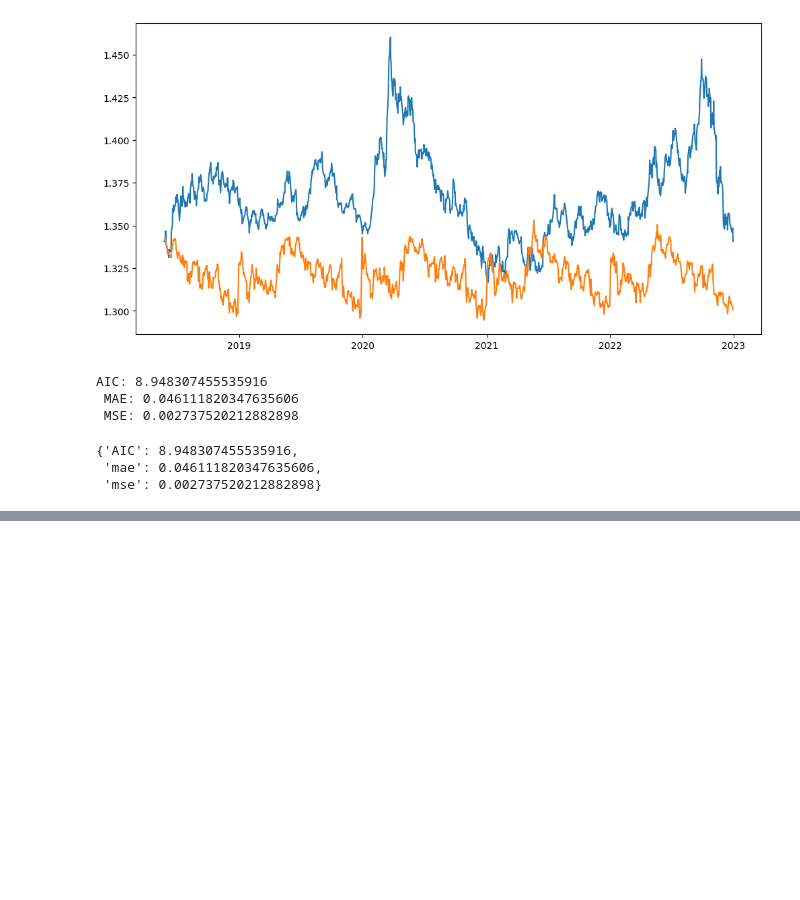
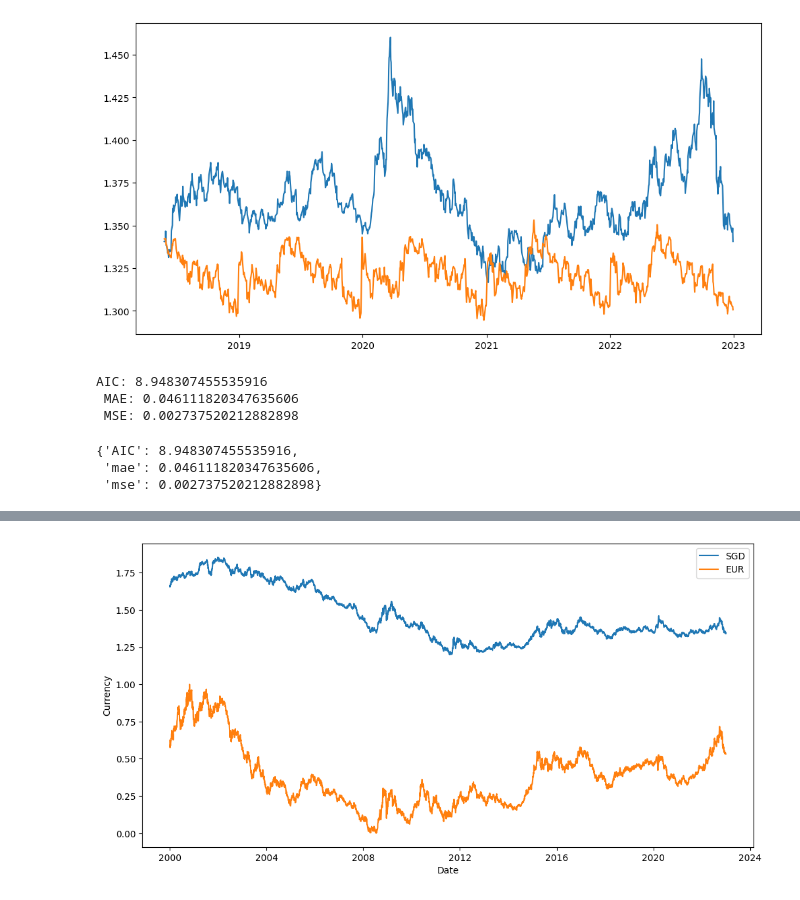
Before and after one commit to erictan23/Currency-Prediction, a Jupyter notebook: currency_prediction.ipynb, the cells around one changed output, grey strips where cells are left out. Saved outputs shown, nothing was run; the diff lists cells and outputs as text; code cells hidden in the pictures; blank space fills up the shorter version.

```diff
--- a/currency_prediction.ipynb
+++ b/currency_prediction.ipynb
@@ -665,0 +697,4 @@ AIC: 8.948307455535916
+# %%
+cols_to_scale = ["EUR",  "JPY" , "CZK", "DKK" , "GBP", "HUF" , "PLN" ,"CHF", "NOK", "AUD", "CAD", "HKD", "KRW", "NZD", "ZAR"]
+# %%
+df_scaled = df_clean.copy()
@@ -665,0 +705,6 @@ AIC: 8.948307455535916
+# %%
+scaler.fit(df_clean[cols_to_scale])
+
+scaled_data = scaler.transform(df_clean[cols_to_scale])
+
+df_scaled = pd.DataFrame(df_scaled, columns= cols_to_scale)
@@ -665,0 +727,11 @@ AIC: 8.948307455535916
+# %%
+plt.figure(figsize= ((12,6)))
+sb.lineplot(data = df_scaled, x = "Date", y = "SGD", label = "SGD")
+sb.lineplot(data = df_scaled, x = "Date", y = "EUR", label = "EUR")
+
+plt.xlabel("Date")
+plt.ylabel("Currency")
+plt.legend()
+plt.show()
+# %% [output]
+[figure, added]
```
Also changed, not shown: parts of 26 cells of this notebook.
